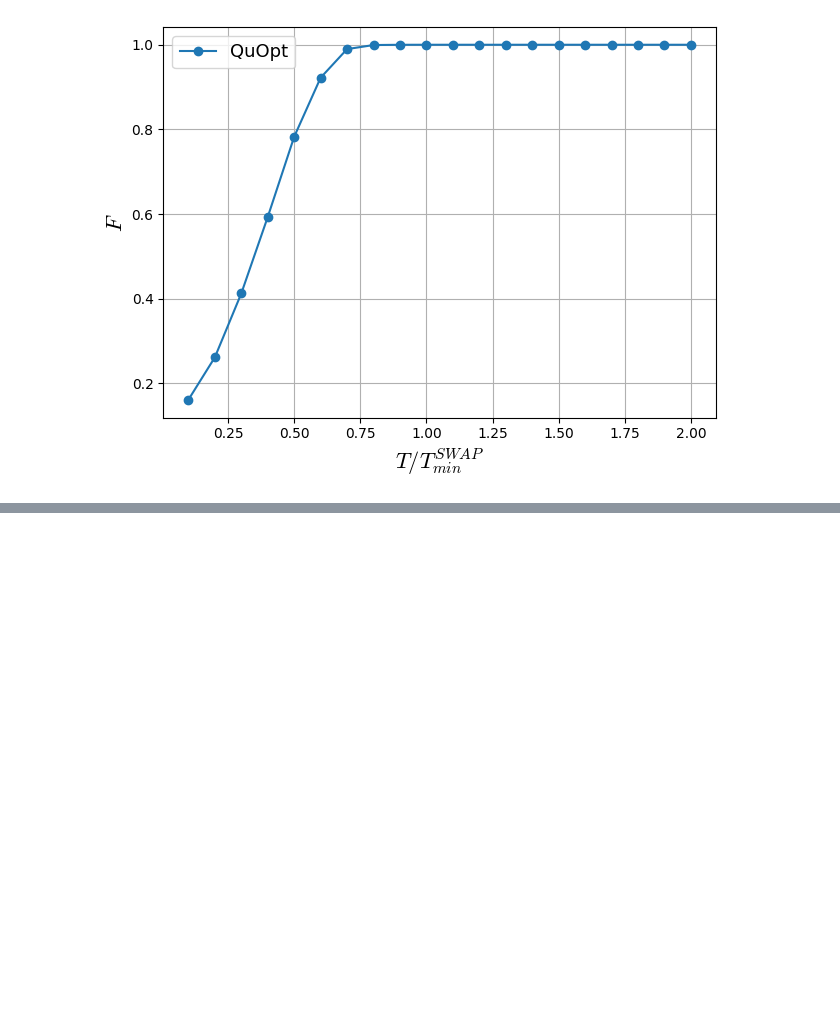
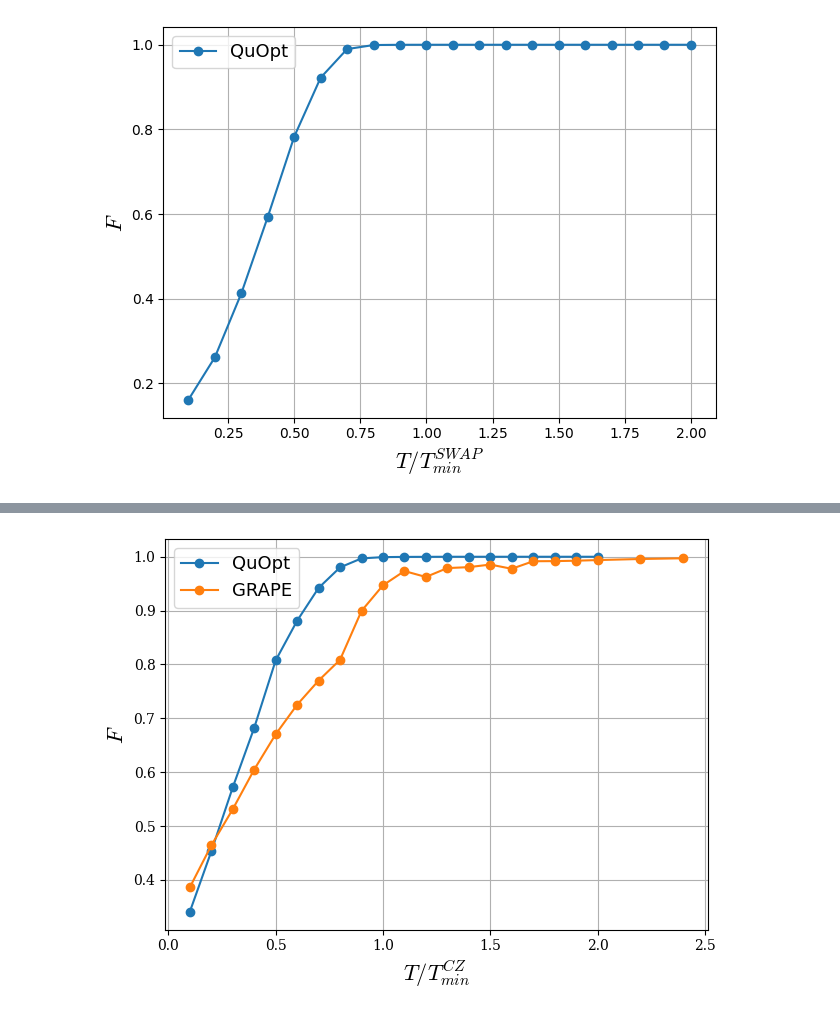
Before and after one commit to b-basyildiz/QuOpt, a Jupyter notebook: Optimal_Control/Testing.ipynb, the cells around one changed output, grey strips where cells are left out. Cells and saved outputs as stored; diff of their text form; code cells hidden in the pictures; blank space fills up the shorter version.

```diff
--- a/Optimal_Control/Testing.ipynb
+++ b/Optimal_Control/Testing.ipynb
@@ -653,0 +776,10 @@ plt.show()
+# %%
+# GRAPEcomp_CZ4
+fig, ax = plt.subplots()
+plot_fidelity("../QutritSpeedLimitData/Fidelities/quatrit_CZ_capacitiveCoup_M40_SGD_SRK2_g1.0_maxT2.0_maxD40_it5000.csv", label="QuOpt", graph_type="CZ", ax=ax)
+plot_fidelity("../QutritSpeedLimitData/NICT Data/QutritSpeedLimits_QutritCZ_3_5_0.csv", label="GRAPE", graph_type="CZ", ax=ax)
+plt.tight_layout()
+#plt.savefig('../../Previous Plots/GRAPEcomp_CZ4.pdf')
+plt.show()
+# %% [output]
+[figure, added]
```
Also changed, not shown: parts of 8 cells of this notebook, 22 other files.
